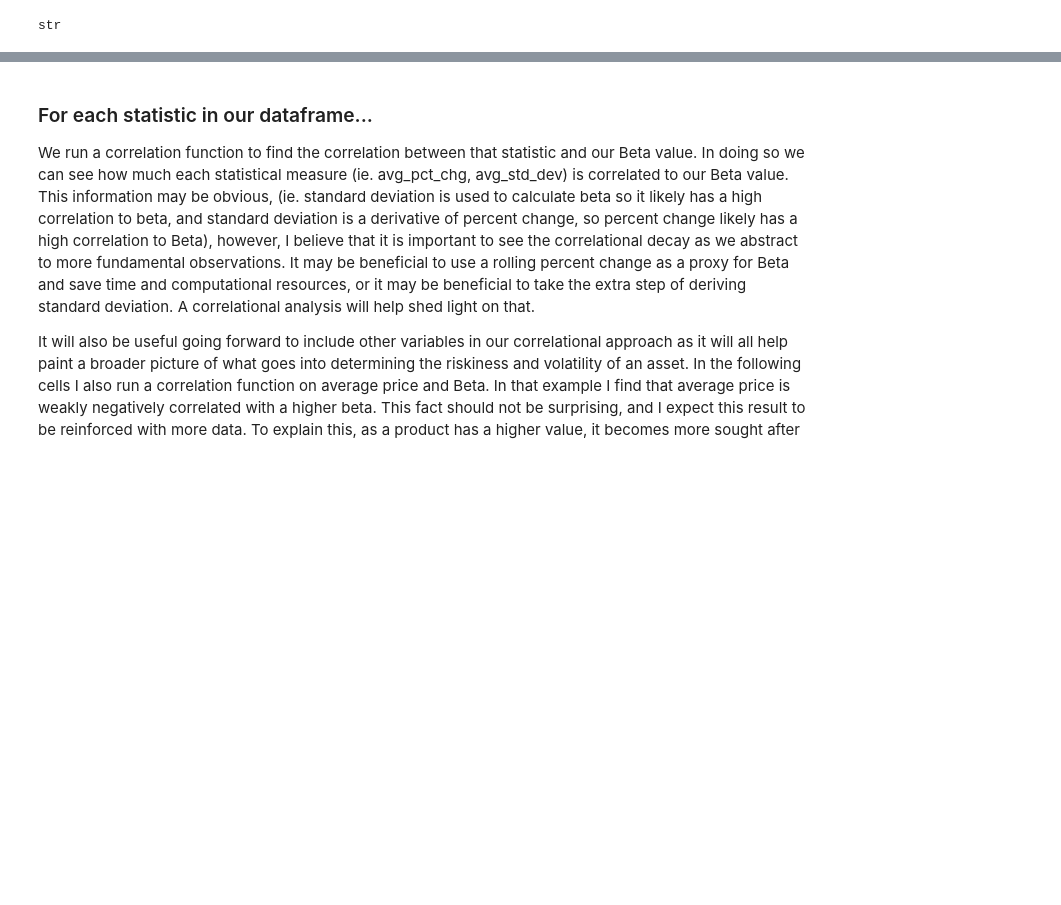
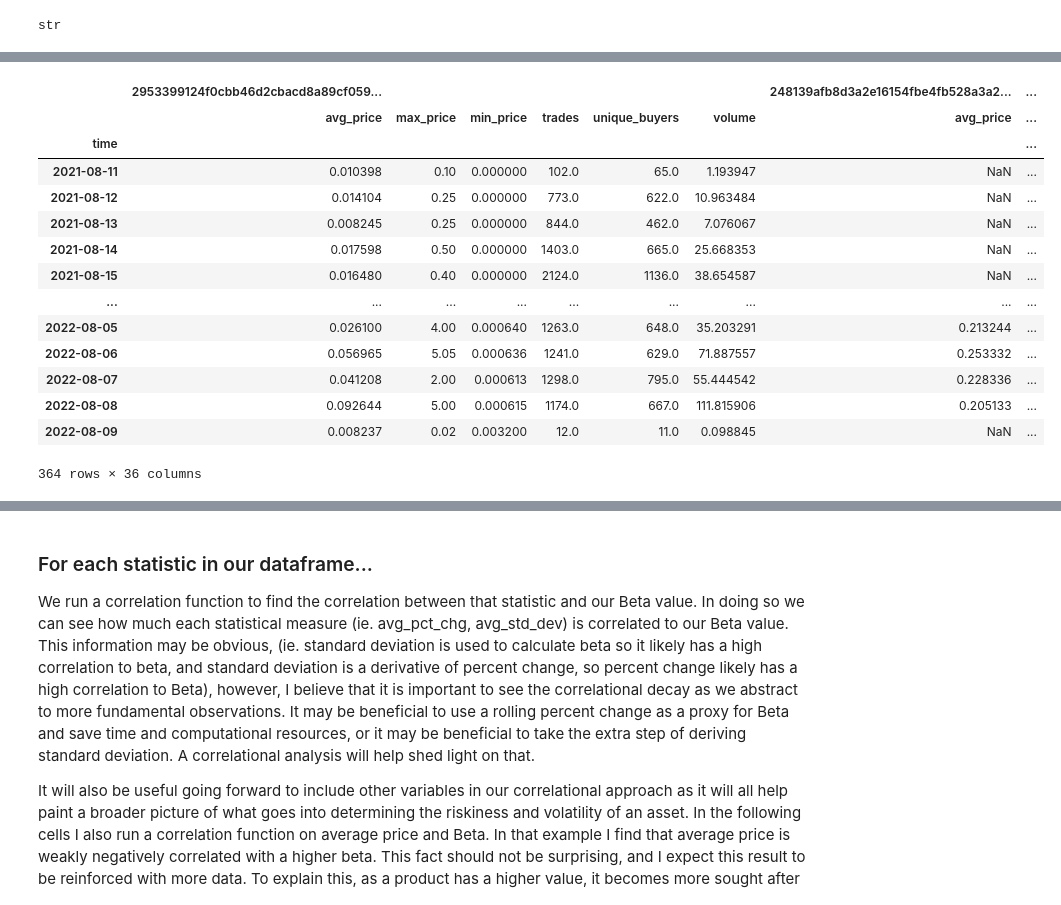
Before and after one commit to jgrichardson/nft_lending, a Jupyter notebook: data_analysis/risk_analysis.ipynb, the cells around one changed output, grey strips where cells are left out. Saved outputs shown, nothing was run; the diff lists cells and outputs as text; code cells hidden in the pictures; blank space fills up the shorter version.

```diff
--- a/data_analysis/risk_analysis.ipynb
+++ b/data_analysis/risk_analysis.ipynb
@@ -51,4 +60,22 @@ collection_df = get_collections_data(top_collections_return, rarify_api_key)
 coll_df = collection_df.copy()
+# %%
+collection_df
+# %% [output]
+|  | 2953399124f0cbb46d2cbacd8a89cf059... |  |  |  |  |  | 248139afb8d3a2e16154fbe4fb528a3a2... | ... |
+|  | avg_price | max_price | min_price | trades | unique_buyers | volume | avg_price | ... |
+| time |  |  |  |  |  |  |  | ... |
+| 2021-08-11 | 0.010398 | 0.10 | 0.000000 | 102.0 | 65.0 | 1.193947 | NaN | ... |
+| 2021-08-12 | 0.014104 | 0.25 | 0.000000 | 773.0 | 622.0 | 10.963484 | NaN | ... |
+| 2021-08-13 | 0.008245 | 0.25 | 0.000000 | 844.0 | 462.0 | 7.076067 | NaN | ... |
+| 2021-08-14 | 0.017598 | 0.50 | 0.000000 | 1403.0 | 665.0 | 25.668353 | NaN | ... |
+| 2021-08-15 | 0.016480 | 0.40 | 0.000000 | 2124.0 | 1136.0 | 38.654587 | NaN | ... |
+| ... | ... | ... | ... | ... | ... | ... | ... | ... |
+| 2022-08-05 | 0.026100 | 4.00 | 0.000640 | 1263.0 | 648.0 | 35.203291 | 0.213244 | ... |
+| 2022-08-06 | 0.056965 | 5.05 | 0.000636 | 1241.0 | 629.0 | 71.887557 | 0.253332 | ... |
+| 2022-08-07 | 0.041208 | 2.00 | 0.000613 | 1298.0 | 795.0 | 55.444542 | 0.228336 | ... |
+| 2022-08-08 | 0.092644 | 5.00 | 0.000615 | 1174.0 | 667.0 | 111.815906 | 0.205133 | ... |
+| 2022-08-09 | 0.008237 | 0.02 | 0.003200 | 12.0 | 11.0 | 0.098845 | NaN | ... |
+364 rows × 36 columns
 # %%
 # replace with append_column_names(df, contract_ids)
 # append_column_names(coll_df, top_collections_return)
```
Also changed, not shown: parts of 25 cells of this notebook, 22 other files.
